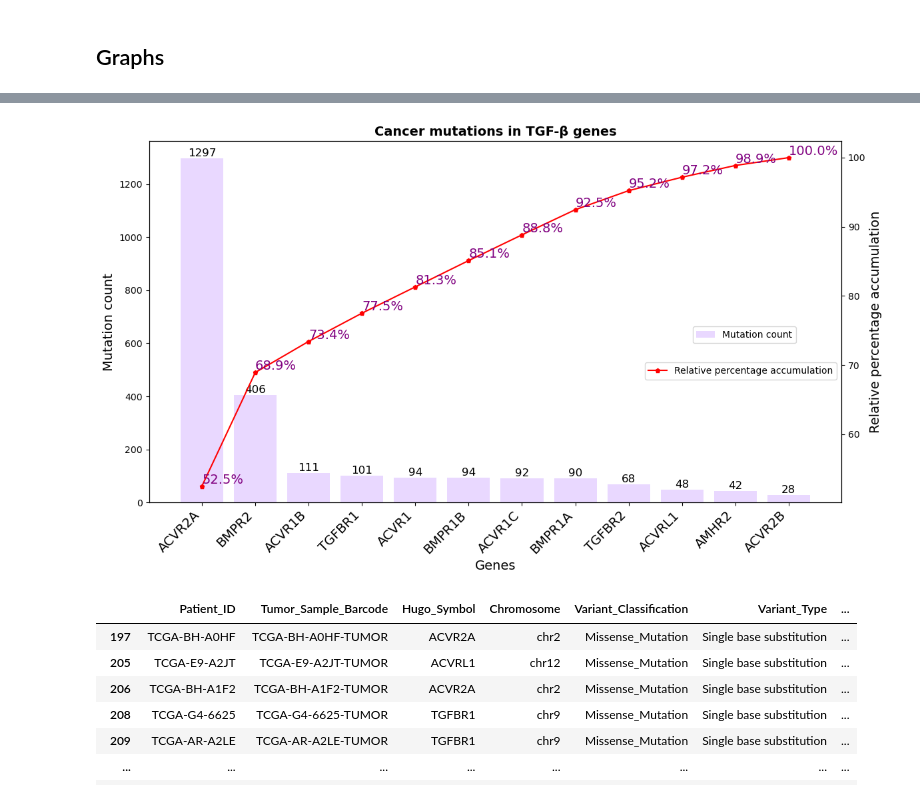
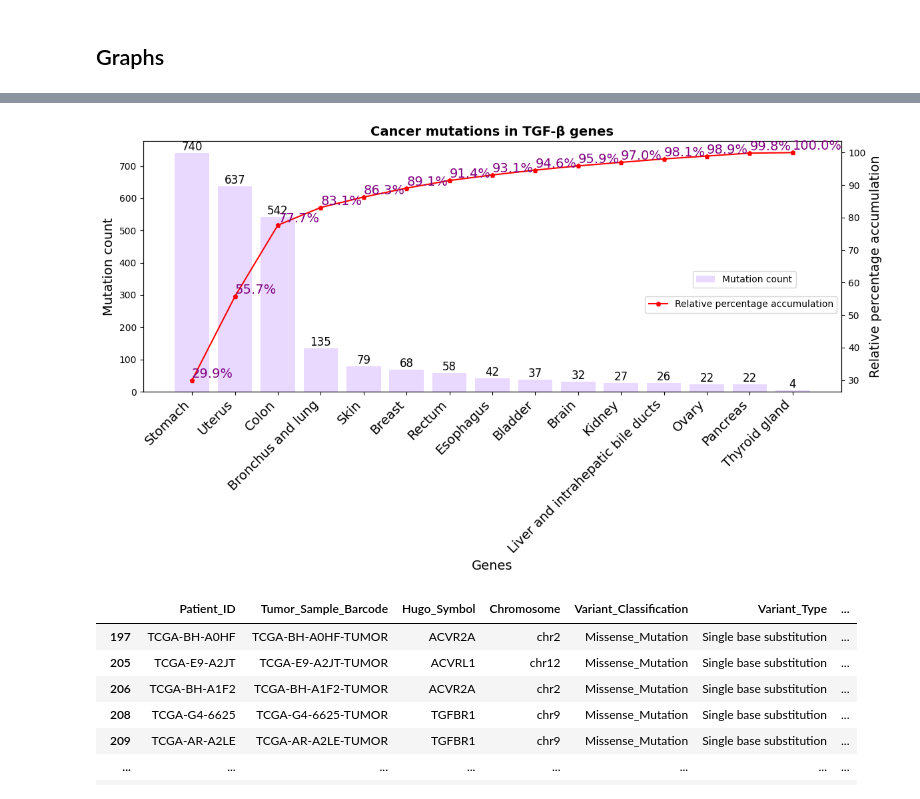
Before and after one commit to Nanocell-Lab/TCancer_RareDiseases, a Jupyter notebook: src/01_TCGA.ipynb, the cells around one changed output, grey strips where cells are left out. Cells and saved outputs as stored; diff of their text form; code cells hidden in the pictures.

```diff
--- a/src/01_TCGA.ipynb
+++ b/src/01_TCGA.ipynb
@@ -262,7 +370,7 @@ plt.show()
 #GENERAL PARAMETERS
 df = maf_genes
 count = "HGVSp_Short"
-grupo = "Hugo_Symbol"
+grupo = "cancer_type"
 mutation_counts = df.groupby(grupo, as_index=False)[count].count()
 
 #LABEL PARAMETERS
@@ -279,11 +387,11 @@ color_linea = "red"
 numero_acumulacion = 'purple'
 
 # SAVED
-GUARDAR_GRAFICO = False
+GUARDAR_GRAFICO = True
 FORMATO_IMAGEN = "png"  # or svg
 DPI = 600
 NOMBRE_IMAGEN = "CancerMut_gene_tgfb"
-RUTA = f"../run/imagenes/{NOMBRE_IMAGEN}_.{FORMATO_IMAGEN}"
+RUTA = f"../pictures/{NOMBRE_IMAGEN}_.{FORMATO_IMAGEN}"
 
 # Sort from highest to lowest
 mutation_counts.sort_values(by=count, ascending=False, inplace=True)
@@ -310,34 +418,34 @@ for bar in bars:
 
 # Add labels showing the cumulative percentage at points along the line
 for i, value in enumerate(mutation_counts["relativa_acum_porcentual"]):
     ax2.text(i, value, f'{value:.1f}%', ha='left', va='bottom', color=numero_acumulacion, fontsize=14)
 
 # labels
 ax.set_ylabel(ylabel, fontsize=14)
 ax2.set_ylabel(ylabel2, fontsize=14)
 ax.set_title(set_title, fontsize=14, fontweight = "bold")
 ax.set_xlabel(set_xlabel, fontsize=14)
 
 # label axis x
 ax.set_xticks(range(len(mutation_counts[grupo])))  # Colocar las etiquetas en las posiciones correctas
 ax.set_xticklabels(mutation_counts[grupo], rotation=45, ha="right", fontsize=14)  # Rotar las etiquetas y alinearlas a la derecha
 
 # add label
 ax.legend(loc='best', bbox_to_anchor=(0.941, 0.5))
 ax2.legend(loc='best', bbox_to_anchor=(1, 0.4))
 
 plt.tight_layout()
 
 # save graph
 if GUARDAR_GRAFICO:
     if FORMATO_IMAGEN == "png":
         plt.savefig(RUTA, format="png", dpi=DPI)
     else:
         plt.savefig(RUTA, format=FORMATO_IMAGEN)
 
 plt.show()
 # %% [output]
-[figure, old version]
+[figure, new version]
 # %%
 mut_missense = maf_genes[maf_genes["Variant_Classification"]=="Missense_Mutation"]
 mut_missense
```
Also changed, not shown: parts of 5 cells of this notebook, 17 other files.
